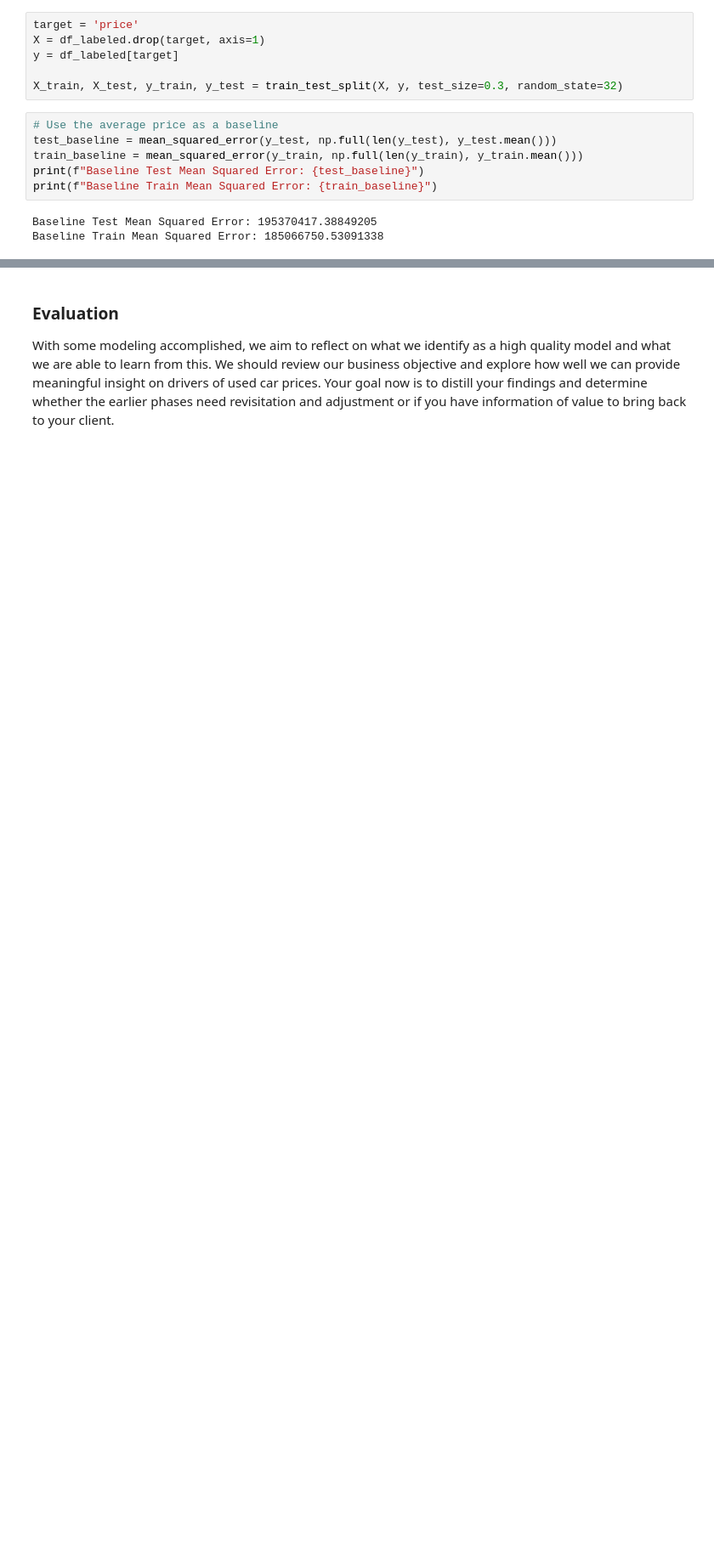
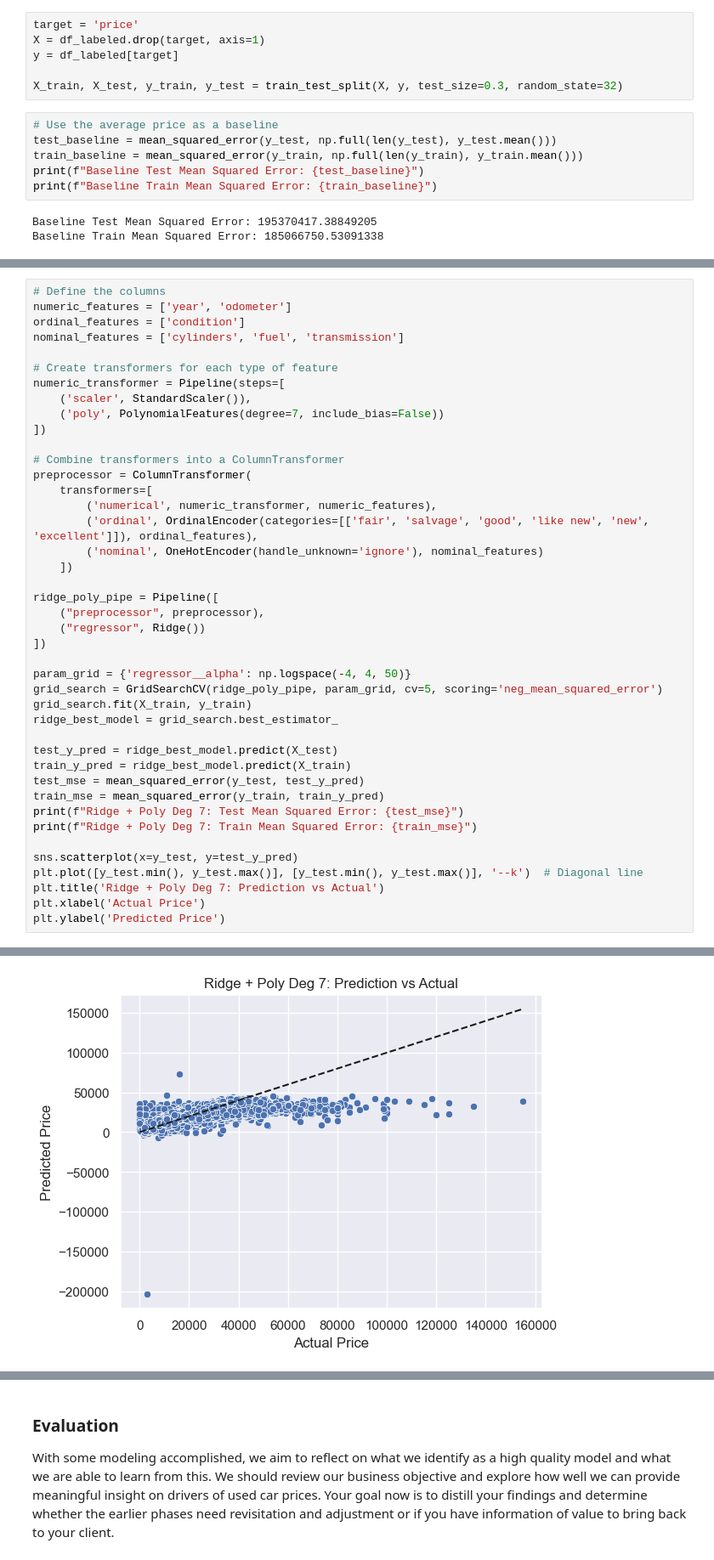
Before and after one commit to ngratzi/car_analysis, a Jupyter notebook: prompt_II.ipynb, the cells around one changed output, grey strips where cells are left out. Shown at 85% size. Cells and saved outputs as stored; diff of their text form; blank space fills up the shorter version.

```diff
--- a/prompt_II.ipynb
+++ b/prompt_II.ipynb
@@ -614,0 +552,43 @@ Ridge Coefficients: [ -359.23479945  2223.98795288   148.8515873     83.55409457
+# %%
+# Define the columns
+numeric_features = ['year', 'odometer']
+ordinal_features = ['condition']
+nominal_features = ['cylinders', 'fuel', 'transmission']
+
+# Create transformers for each type of feature
+numeric_transformer = Pipeline(steps=[
+    ('scaler', StandardScaler()),
+    ('poly', PolynomialFeatures(degree=7, include_bias=False))
+])
+
+# Combine transformers into a ColumnTransformer
+preprocessor = ColumnTransformer(
+    transformers=[
+        ('numerical', numeric_transformer, numeric_features),
+        ('ordinal', OrdinalEncoder(categories=[['fair', 'salvage', 'good', 'like new', 'new', 'excellent']]), ordinal_features),
+        ('nominal', OneHotEncoder(handle_unknown='ignore'), nominal_features)
+    ])
+
+ridge_poly_pipe = Pipeline([
+    ("preprocessor", preprocessor),
+    ("regressor", Ridge())
+])
+
+param_grid = {'regressor__alpha': np.logspace(-4, 4, 50)}
+grid_search = GridSearchCV(ridge_poly_pipe, param_grid, cv=5, scoring='neg_mean_squared_error')
+grid_search.fit(X_train, y_train)
+ridge_best_model = grid_search.best_estimator_
+
+test_y_pred = ridge_best_model.predict(X_test)
+train_y_pred = ridge_best_model.predict(X_train)
+test_mse = mean_squared_error(y_test, test_y_pred)
+train_mse = mean_squared_error(y_train, train_y_pred)
+print(f"Ridge + Poly Deg 7: Test Mean Squared Error: {test_mse}")
+print(f"Ridge + Poly Deg 7: Train Mean Squared Error: {train_mse}")
+
+sns.scatterplot(x=y_test, y=test_y_pred)
+plt.plot([y_test.min(), y_test.max()], [y_test.min(), y_test.max()], '--k')  # Diagonal line
+plt.title('Ridge + Poly Deg 7: Prediction vs Actual')
+plt.xlabel('Actual Price')
+plt.ylabel('Predicted Price')
+# %% [output]
@@ -614,0 +598 @@ Ridge Coefficients: [ -359.23479945  2223.98795288   148.8515873     83.55409457
+[figure, added]
```
Also changed, not shown: parts of 34 cells of this notebook.
